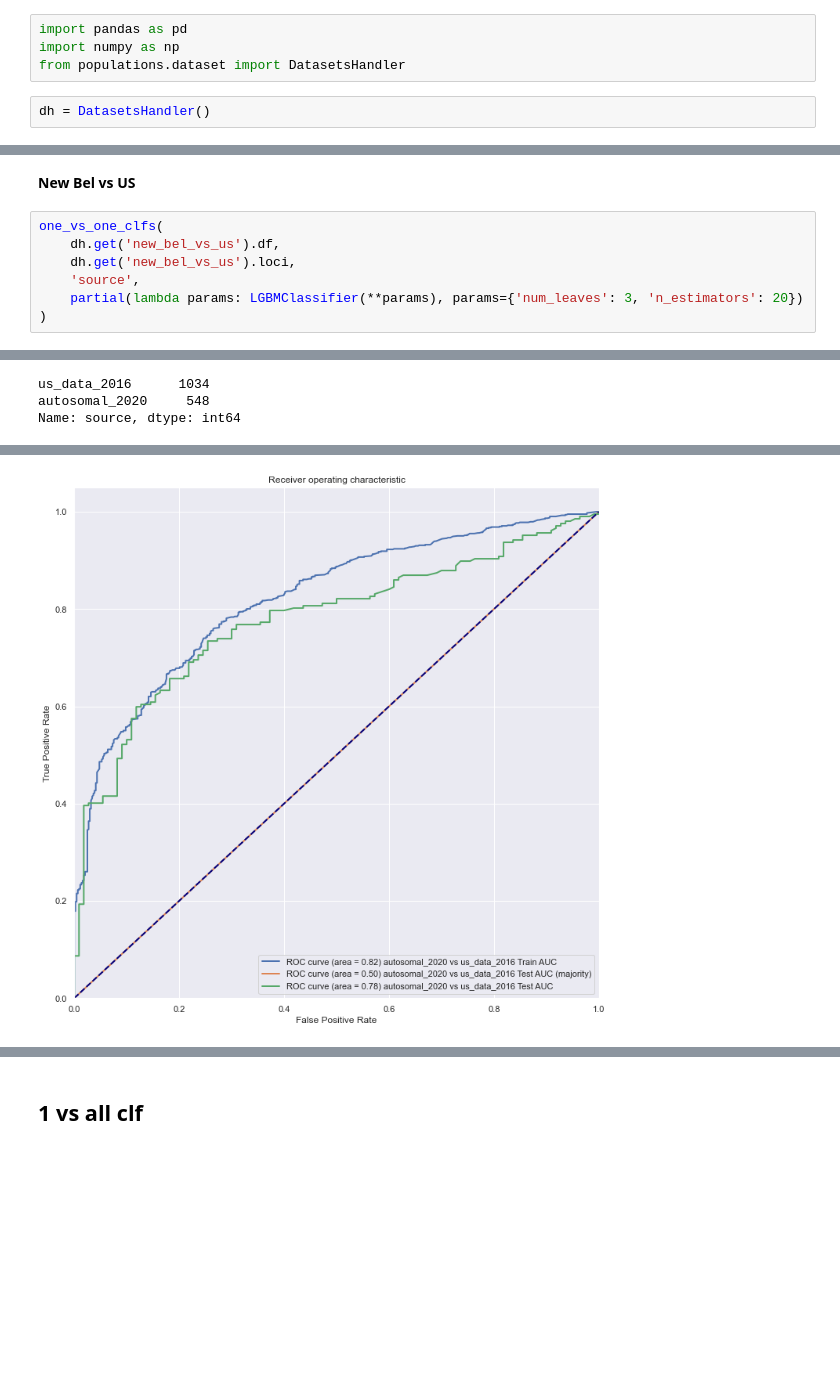
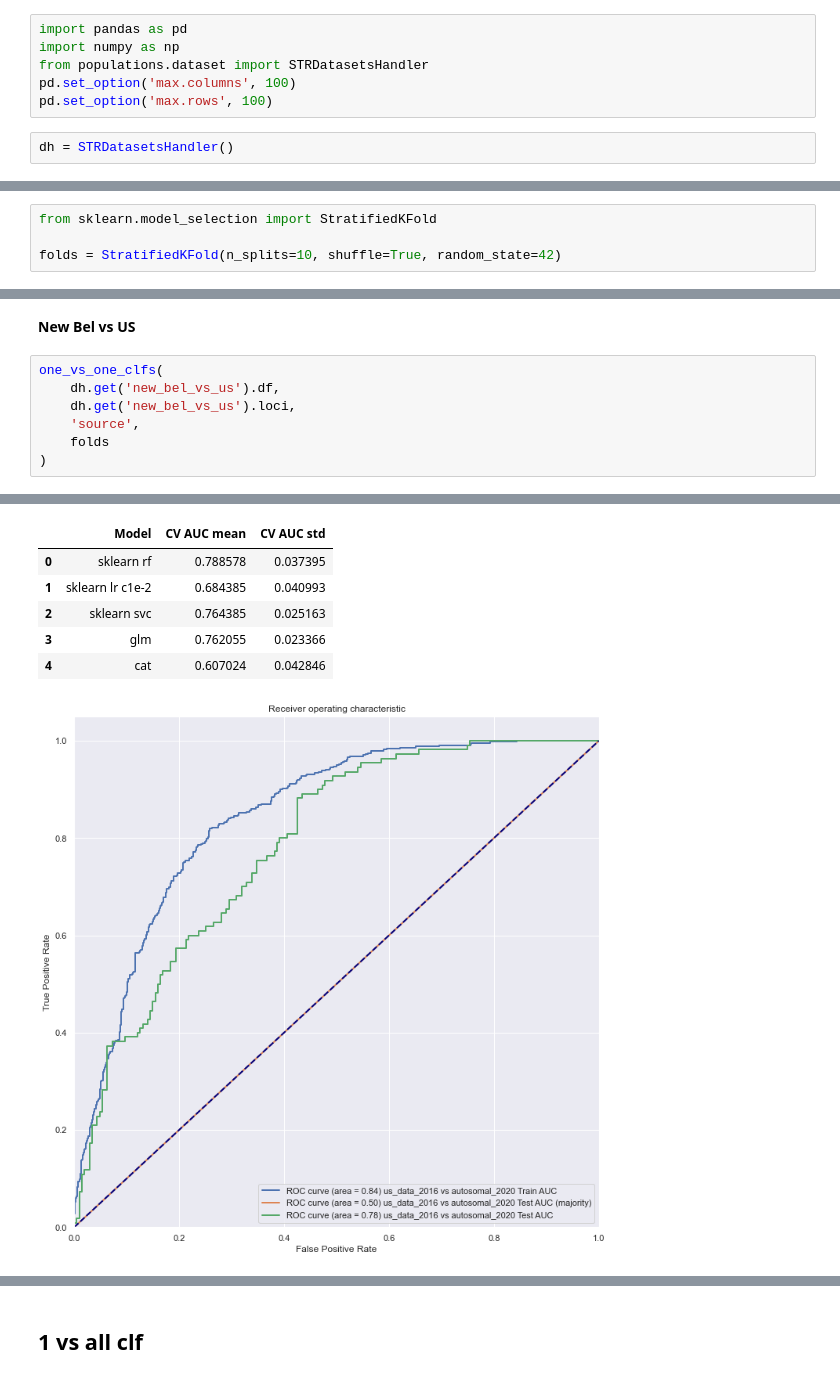
Before and after one commit to dzemidkada/bsu-genomics, a Jupyter notebook: notebooks/Data_overview.ipynb, the cells around one changed output, grey strips where cells are left out. Drawn from its saved outputs; the diff is of its cells as text; blank space fills up the shorter version.

```diff
--- a/notebooks/Data_overview.ipynb
+++ b/notebooks/Data_overview.ipynb
@@ -7,9 +7,11 @@ os.chdir(os.environ['PROJECT_ROOT'])
 # %%
 import pandas as pd
 import numpy as np
-from populations.dataset import DatasetsHandler
+from populations.dataset import STRDatasetsHandler
+pd.set_option('max.columns', 100)
+pd.set_option('max.rows', 100)
 # %%
-dh = DatasetsHandler()
+dh = STRDatasetsHandler()
 # %% [markdown]
 * **All Bel data**
 * **New Bel data & Us data**
@@ -89,5 +95,9 @@ vizualize_pca(dh.get('new_bel_vs_us'), 'source')
 # %% [markdown]
 ## 1 vs 1 clf
+# %%
+from sklearn.model_selection import StratifiedKFold
+
+folds = StratifiedKFold(n_splits=10, shuffle=True, random_state=42)
 # %% [markdown]
 **Bel data**
 # %%
@@ -160,6 +183,6 @@ one_vs_one_clfs(
     dh.get('new_bel_vs_us').df,
     dh.get('new_bel_vs_us').loci,
     'source',
-    partial(lambda params: LGBMClassifier(**params), params={'num_leaves': 3, 'n_estimators': 20})
+    folds
 )
 # %% [output]
@@ -167,3 +192,0 @@ autosomal_2020 vs us_data_2016
-us_data_2016      1034
-autosomal_2020     548
-Name: source, dtype: int64
@@ -170 +199,7 @@ Name: source, dtype: int64
+|  | Model | CV AUC mean | CV AUC std |
+| 0 | sklearn rf | 0.788578 | 0.037395 |
+| 1 | sklearn lr c1e-2 | 0.684385 | 0.040993 |
+| 2 | sklearn svc | 0.764385 | 0.025163 |
+| 3 | glm | 0.762055 | 0.023366 |
+| 4 | cat | 0.607024 | 0.042846 |
-[figure, old version]
+[figure, new version]
```
Also changed, not shown: parts of 8 cells of this notebook, 10 other files.
